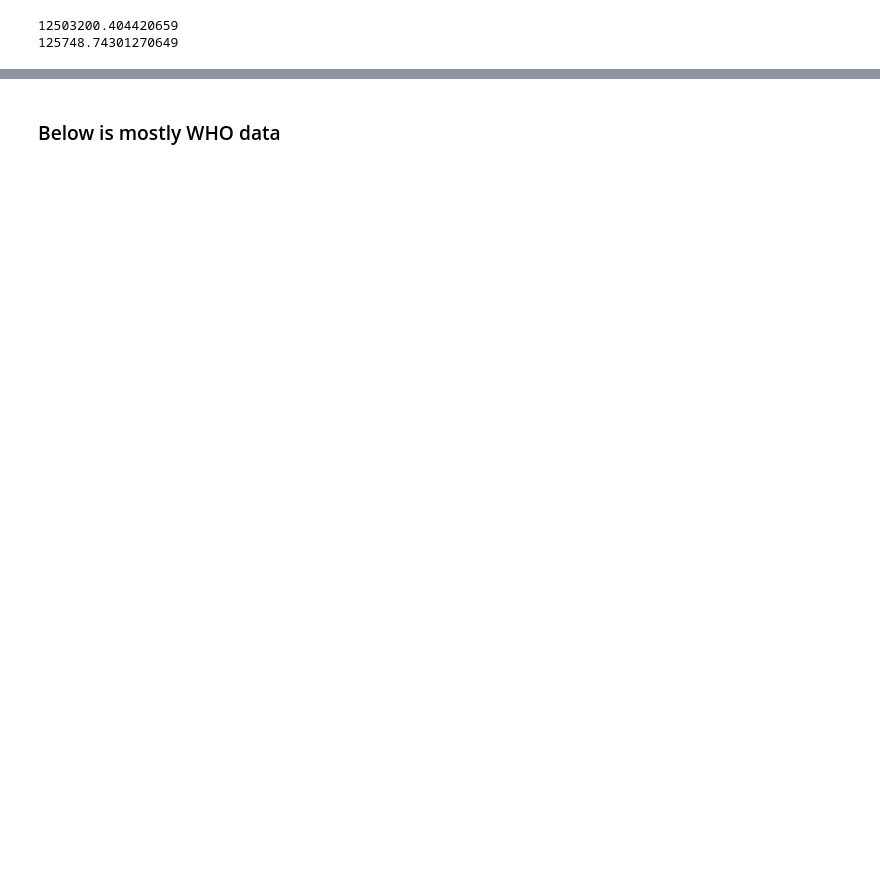
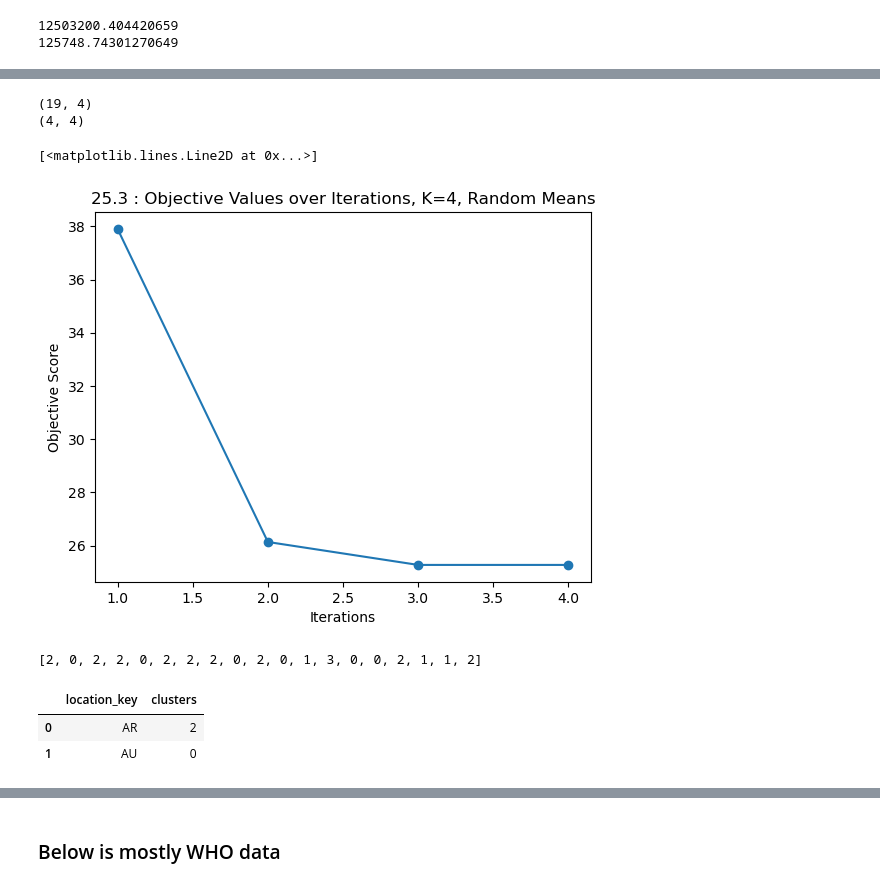
Before and after one commit to ev30/ML_Final_Project, a Jupyter notebook: code/ML_Project.ipynb, the cells around one changed output, grey strips where cells are left out. Cells and saved outputs as stored; diff of their text form; code cells hidden in the pictures; blank space fills up the shorter version.

```diff
--- a/code/ML_Project.ipynb
+++ b/code/ML_Project.ipynb
@@ -153,0 +508,17 @@ plt.plot(us_ev_df['date'], y_vals, linewidth=2)
+# %%
+# get_objective: computes the objective value from the data, given the current centroid positions
+# inputs: HIP data, updated centroid means, cluster labels for each data point
+# output: the objective value
+def get_objective(hip_exp, means, cluster_ids):
+
+    objective = 0
+
+    # compute objective (add up all intracluster distances, then add up those sums for each cluster)
+    for k_num in range(k):
+        intra_cluster_sum = 0
+        for i in range(len(cluster_ids)): # 879
+            if cluster_ids[i] == k_num:
+                intra_cluster_sum += (get_distance(means[k_num], hip_exp[i]) ** 2)
+        objective += intra_cluster_sum
+
+    return objective
@@ -153,0 +563,34 @@ plt.plot(us_ev_df['date'], y_vals, linewidth=2)
+# %%
+covid_mtx = covid_norm_df.to_numpy()
+# %%
+print(covid_mtx.shape)
+print(rand_means.shape)
+# %% [output]
+(19, 4)
+(4, 4)
+# %%
+k_means_results = run_k_means(covid_mtx, rand_means)
+# %%
+# create_objectives_plot: plot objective values over iterations
+# inputs: objective values from K means and title of the plot
+# output: the plot itself
+def create_objectives_plot(objectives, title):
+    objective = objectives[len(objectives)-1]
+    index_len = len(objectives) + 1
+    index = list(range(1, index_len))
+    plt.scatter(index, objectives)
+    plt.title(str(round(objective, 1)) + " : "+ title)
+    plt.xlabel("Iterations")
+    plt.ylabel("Objective Score")
+    return plt.plot(index, objectives)
+# %%
+objectives = k_means_results[2]
+clusters = k_means_results[0]
+create_objectives_plot(objectives, "Objective Values over Iterations, K="+str(k)+", Random Means")
+# %% [output]
+[<matplotlib.lines.Line2D at 0x...>]
+[figure, added]
+# %%
+clusters
+# %% [output]
+[2, 0, 2, 2, 0, 2, 2, 2, 0, 2, 0, 1, 3, 0, 0, 2, 1, 1, 2]
@@ -153,0 +604,6 @@ plt.plot(us_ev_df['date'], y_vals, linewidth=2)
+# %%
+clustered_countries_df.head(2)
+# %% [output]
+|  | location_key | clusters |
+| 0 | AR | 2 |
+| 1 | AU | 0 |
```
Also changed, not shown: parts of 42 cells of this notebook.
